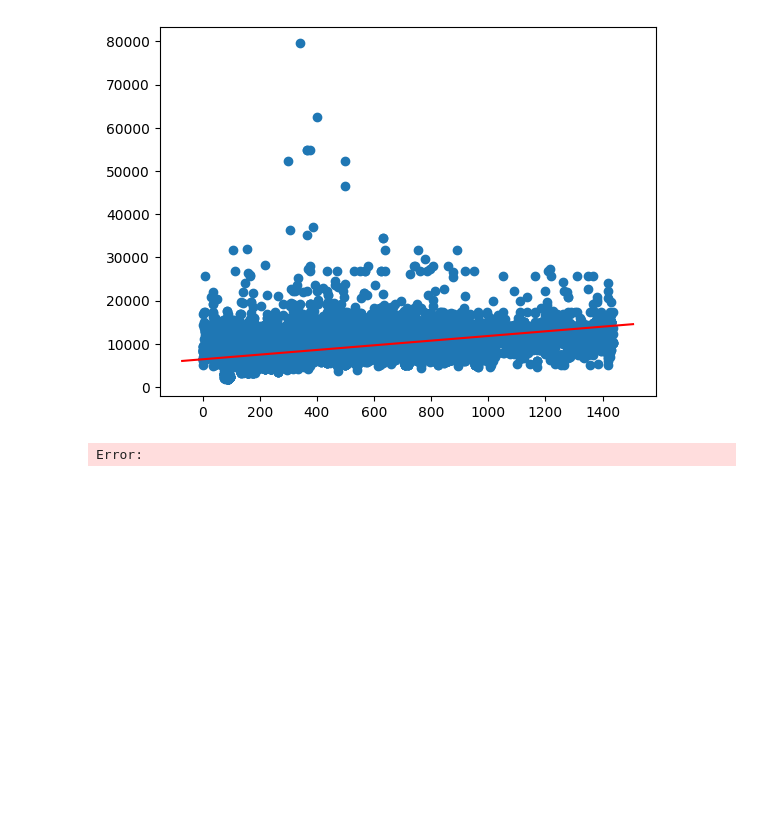
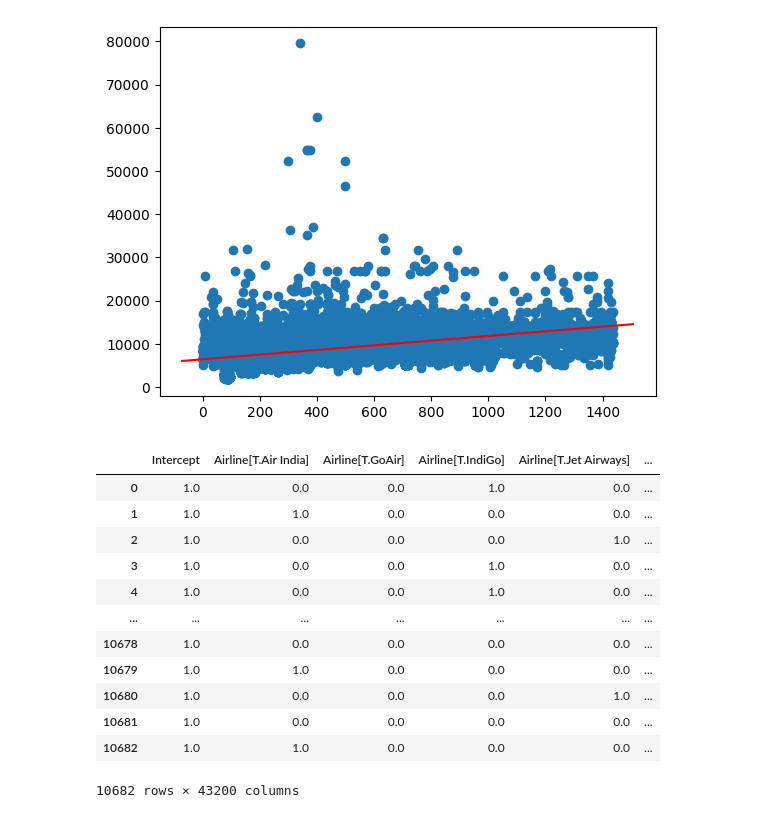
Before and after one commit to loganfu06/09_data_science_logan_jonathan, a Jupyter notebook: airlines.ipynb, the cells around one changed output. Drawn from its saved outputs; the diff is of its cells as text; code cells hidden in the pictures; blank space fills up the shorter version.

```diff
--- a/airlines.ipynb
+++ b/airlines.ipynb
@@ -370,9 +370,23 @@ plt.plot([x_min, x_max],
 [<matplotlib.lines.Line2D at 0x...>]
 [figure]
 # %%
-df_price_factors = dmatrices("Price ~ Airline * Source * Destination * Total_Stops * dep_description * Journey_month * Journey_day", df_data, return_type='dataframe')
+df_price_factors = dmatrices("Price ~ Airline * Source * Destination * Total_Stops * Journey_month * Journey_day", df_data, return_type='dataframe')
 # %%
 x_train, x_test, y_train, y_test = train_test_split(
     df_price_factors[1], df_price_factors[0], test_size=0.20, random_state=42)
-# %% [output]
-Error:
+# %%
+df_price_factors[1]
+# %% [output]
+|  | Intercept | Airline[T.Air India] | Airline[T.GoAir] | Airline[T.IndiGo] | Airline[T.Jet Airways] | ... |
+| 0 | 1.0 | 0.0 | 0.0 | 1.0 | 0.0 | ... |
+| 1 | 1.0 | 1.0 | 0.0 | 0.0 | 0.0 | ... |
+| 2 | 1.0 | 0.0 | 0.0 | 0.0 | 1.0 | ... |
+| 3 | 1.0 | 0.0 | 0.0 | 1.0 | 0.0 | ... |
+| 4 | 1.0 | 0.0 | 0.0 | 1.0 | 0.0 | ... |
+| ... | ... | ... | ... | ... | ... | ... |
+| 10678 | 1.0 | 0.0 | 0.0 | 0.0 | 0.0 | ... |
+| 10679 | 1.0 | 1.0 | 0.0 | 0.0 | 0.0 | ... |
+| 10680 | 1.0 | 0.0 | 0.0 | 0.0 | 1.0 | ... |
+| 10681 | 1.0 | 0.0 | 0.0 | 0.0 | 0.0 | ... |
+| 10682 | 1.0 | 1.0 | 0.0 | 0.0 | 0.0 | ... |
+10682 rows × 43200 columns
```
